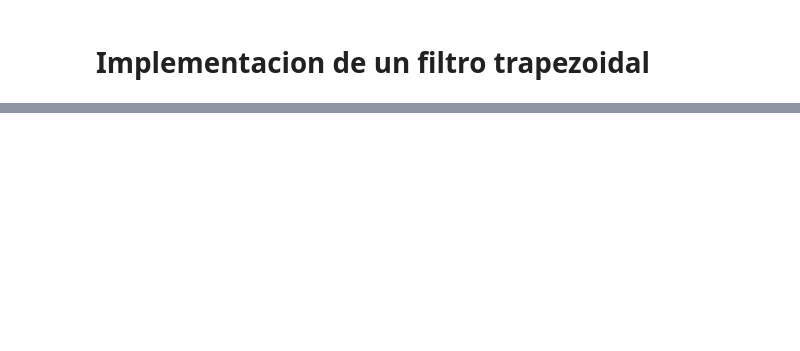
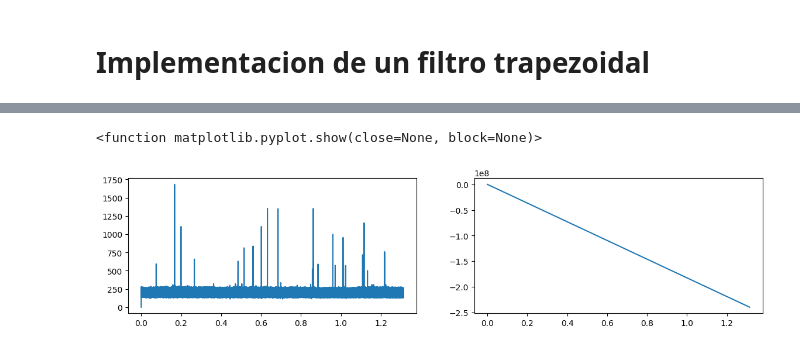
Before and after one commit to fabioc9675/KRIA_Starter_Guide, a Jupyter notebook: Kria_Test/XadcFirTrap_Fifo/Processing/Trapezoidal_other.ipynb, the cells around one changed output, grey strips where cells are left out. Drawn from its saved outputs; the diff is of its cells as text; code cells hidden in the pictures; blank space fills up the shorter version.

```diff
--- a/Kria_Test/XadcFirTrap_Fifo/Processing/Trapezoidal_other.ipynb
+++ b/Kria_Test/XadcFirTrap_Fifo/Processing/Trapezoidal_other.ipynb
@@ -160,0 +78,32 @@ plt.show
+# %%
+K = 5
+L = 10
+M = 2100
+
+def traps(x):
+    y = np.zeros(len(x))
+    b = np.zeros(len(x))
+    for n in range((K+L),len(x)):
+        A = x[n] - x[n-K] - x[n-L] + x[n-K-L]
+        b[n] = b[n-1] + A
+        C = b[n] + A*M
+
+        y[n] = y[n-1] + C
+
+    return y
+# %%
+K = 1
+L = 10
+M = 8
+
+X = traps(y_f)
+plt.figure(figsize=(14,3))
+plt.subplot(1,2,1)
+plt.plot(t,y_f)
+plt.subplot(1,2,2)
+plt.plot(t,X)
+#plt.xlim([0.017,0.0172])
+plt.show
+# %% [output]
+<function matplotlib.pyplot.show(close=None, block=None)>
+[figure, added]
```
Also changed, not shown: parts of 37 cells of this notebook, 1 other file.
